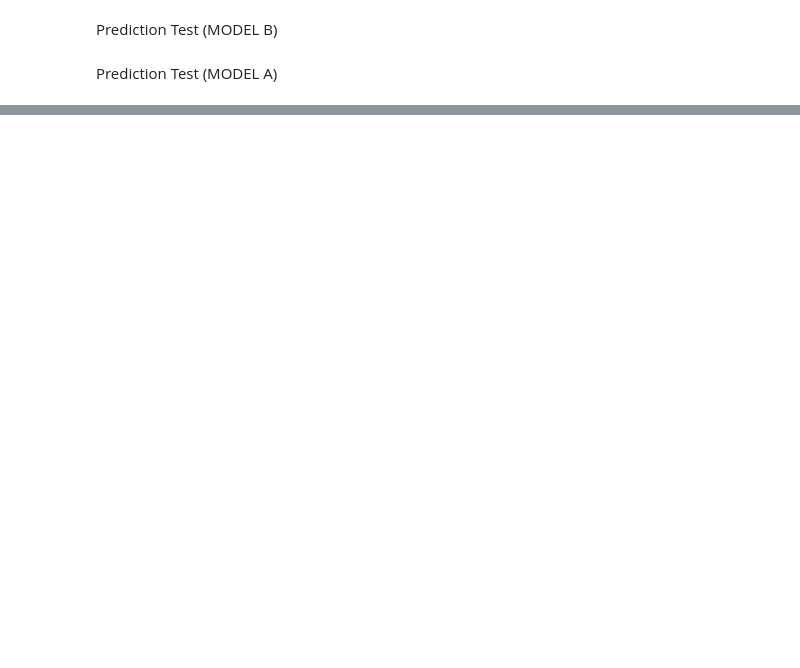
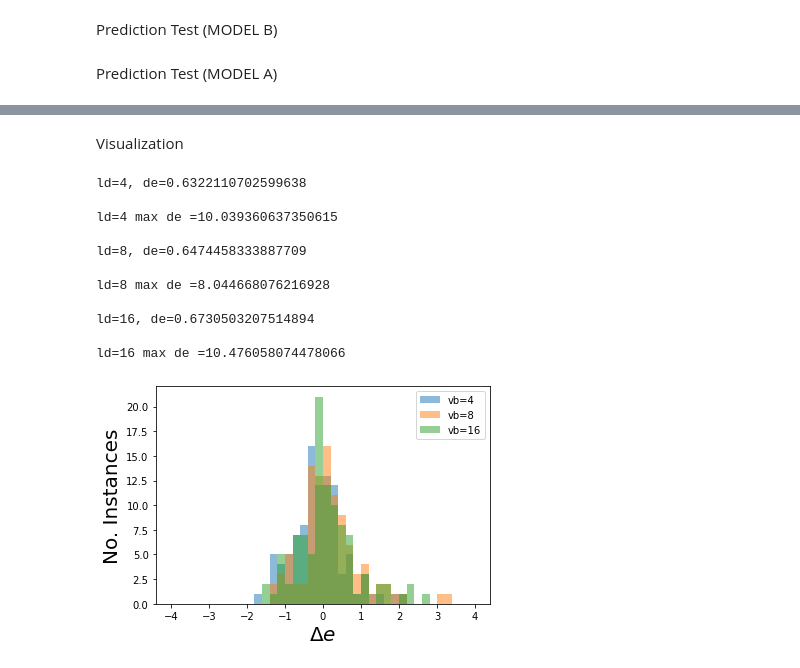
Before and after one commit to emacosta95/dft_autoencoder, a Jupyter notebook: Test.ipynb, the cells around one changed output, grey strips where cells are left out. Saved outputs shown, nothing was run; the diff lists cells and outputs as text; code cells hidden in the pictures; blank space fills up the shorter version.

```diff
--- a/Test.ipynb
+++ b/Test.ipynb
@@ -76,0 +238,44 @@ tensor(0.1307, dtype=torch.float64, grad_fn=<MulBackward0>) tensor(0.1106, dtype
+# %%
+lds=[4,8,16]
+min_energy={}
+gs_energy={}
+min_density={}
+gs_density={}
+
+for ld in lds:
+    data_density=np.load(f'data/gradient_descent/meyer_case/DFTVAEnorm_hidden_channels_vae_[60, 60, 60, 60, 60]_hidden_channels_dft_[60, 60, 60, 60, 60]_kernel_size_13_pooling_size_2_latent_dimension_{ld}_l1_0.0_l2_0.001_number_istances_100_n_ensamble_1_different_initial_epochs_14999_lr_1_density.npz')
+    data_energy=np.load(f'data/gradient_descent/meyer_case/DFTVAEnorm_hidden_channels_vae_[60, 60, 60, 60, 60]_hidden_channels_dft_[60, 60, 60, 60, 60]_kernel_size_13_pooling_size_2_latent_dimension_{ld}_l1_0.0_l2_0.001_number_istances_100_n_ensamble_1_different_initial_epochs_14999_lr_1_energy.npz')
+
+    min_energy[ld]=data_energy['min_energy']
+    gs_energy[ld]=data_energy['gs_energy']
+
+    gs_density[ld]=data_density['gs_density']
+    min_density[ld]=data_density['min_density']
+# %% [markdown]
+Visualization
+# %%
+de={}
+de_abs={}
+for ld in lds:
+    de_abs[ld]=np.abs(gs_energy[ld]-min_energy[ld])
+    de[ld]=(gs_energy[ld]-min_energy[ld])
+    print(f'ld={ld}, de={np.average(de_abs[ld])*627} \n')
+    print(f'ld={ld} max de ={np.max(de_abs[ld])*627} \n')
+    plt.hist(de[ld]*627,bins=40,label=f'vb={ld}',range=(-4,4),alpha=0.5)
+plt.xlabel(r'$\Delta e$',fontsize=20)
+plt.ylabel(r'No. Instances',fontsize=20)
+plt.legend()
+plt.show()
+# %% [output]
+ld=4, de=0.6322110702599638
+
+ld=4 max de =10.039360637350615
+
+ld=8, de=0.6474458333887709
+
+ld=8 max de =8.044668076216928
+
+ld=16, de=0.6730503207514894
+
+ld=16 max de =10.476058074478066
+[figure, added]
```
Also changed, not shown: parts of 33 cells of this notebook, 11 other files.
